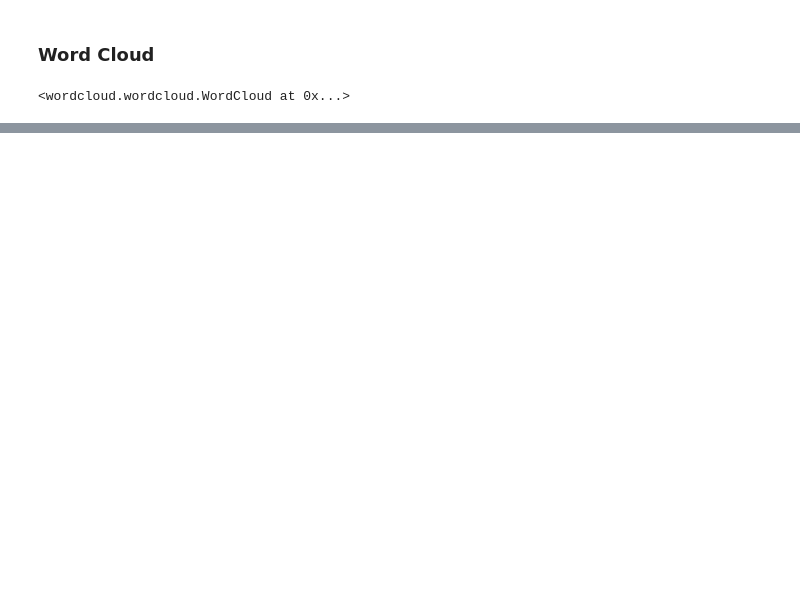
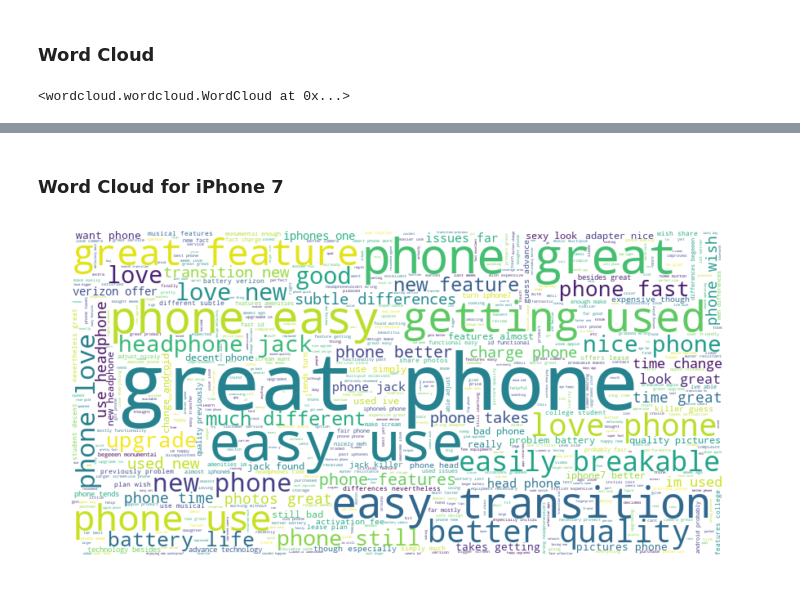
Before and after one commit to jtlqh/selenium, a Jupyter notebook: read_verizon_db.ipynb, the cells around one changed output, grey strips where cells are left out. Cells and saved outputs as stored; diff of their text form; code cells hidden in the pictures; blank space fills up the shorter version.

```diff
--- a/read_verizon_db.ipynb
+++ b/read_verizon_db.ipynb
@@ -336,0 +340,11 @@ plt.show()
+# %% [markdown]
+### Word Cloud for iPhone 7
+# %%
+mask = df1['product_name']== 'Apple iPhone 7'
+iphone_7 = df1[mask]
+wc.generate(' '.join(iphone_7['text']))
+plt.imshow(wc, interpolation='bilinear')
+plt.axis("off")
+plt.show()
+# %% [output]
+[figure, added]
```
Also changed, not shown: parts of 28 cells of this notebook.
